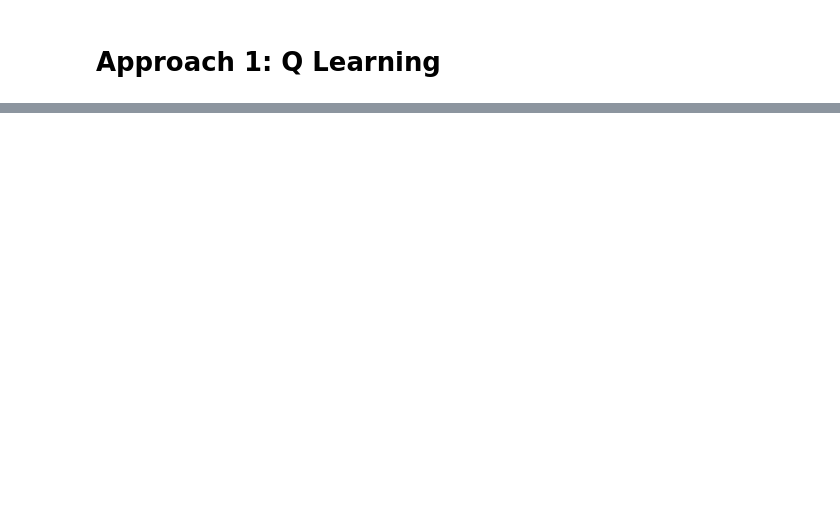
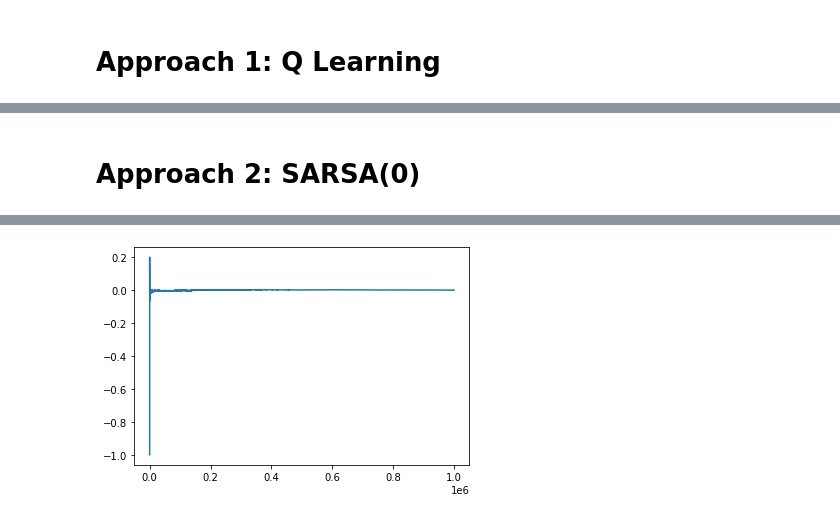
Before and after one commit to cjqian/flappy, a Jupyter notebook: card_game.ipynb, the cells around one changed output, grey strips where cells are left out. Saved outputs shown, nothing was run; the diff lists cells and outputs as text; code cells hidden in the pictures; blank space fills up the shorter version.

```diff
--- a/card_game.ipynb
+++ b/card_game.ipynb
@@ -117,0 +182,78 @@ Score over time: -0.0127
+# %% [markdown]
+# Approach 2: SARSA(0)
+# %%
+# Initialize hyperparameters.
+
+total_episodes = 1000000     # Total episodes
+gamma = 0.85                 # Discounting rate
+alpha = .8
+# %%
+%%time
+
+# Initialize Q(s, a) arbitrarily.
+Q = {}
+for i in range(0, 27):
+  for j in range(0, 27):
+    #Q[(i, j)] = [random.uniform(), random.uniform()]
+    Q[(i, j)] = [0., 0.]
+
+# Update the terminal states.
+Q[(0, 26)] = 0
+Q[(26, 0)] = 0
+
+def choose_action(state, map=Q):
+  exp_tradeoff = random.uniform(0, 1)
+  explore = exp_tradeoff <= epsilon
+  if explore:
+    action = random.randint(0, 1)
+  else:
+    action = np.argmax(Q[tuple(state)])
+
+  return action
+
+rewards = []
+for episode in range(1, total_episodes+ 1):
+#for episode in range(1, 2):
+    if (episode % 100000) == 0:
+        print("Progress: {} ({})".format(round((episode + 0.0)/total_episodes, 4),
+                                         round(sum(rewards) / len(rewards), 4)))
+
+    env = Environment()
+    done = False
+
+    # Initialize S.
+    state = [0, 0]
+    step = 0
+    total_rewards = 0
+
+    # Choose A from S using policy derived from Q.
+    action = choose_action(state)
+    #print("Initial action: {}".format(action))
+    while not done:
+      # Take action A, observe R, S'.
+      state_p, reward, done = env.step(action)
+      #print("New state: {}".format(state_p))
+      # Choose A' from S'.
+      action_p = choose_action(state_p)
+      #print("New action: {}".format(action_p))
+
+      # Update Q.
+      init_q = Q[tuple(state)][action]
+      td_error = reward + gamma * Q[tuple(state_p)][action_p] - init_q
+      Q[tuple(state)][action] = init_q + alpha * td_error
+      #print(Q[tuple(state)][action])
+
+      # S <- S', A <- A'
+      state = state_p
+      action = action_p
+
+      total_rewards += reward
+
+    rewards.append(total_rewards)
+
+print ("Score over time: " +  str(sum(rewards)/total_episodes))
+
+# Plot learning.
+SARSA_REWARDS = rewards
+pd.Series(SARSA_REWARDS).expanding().mean().plot()
+# %% [output]
@@ -117,0 +273 @@ Score over time: -0.0127
+[figure, added]
```
Also changed, not shown: parts of 14 cells of this notebook.
